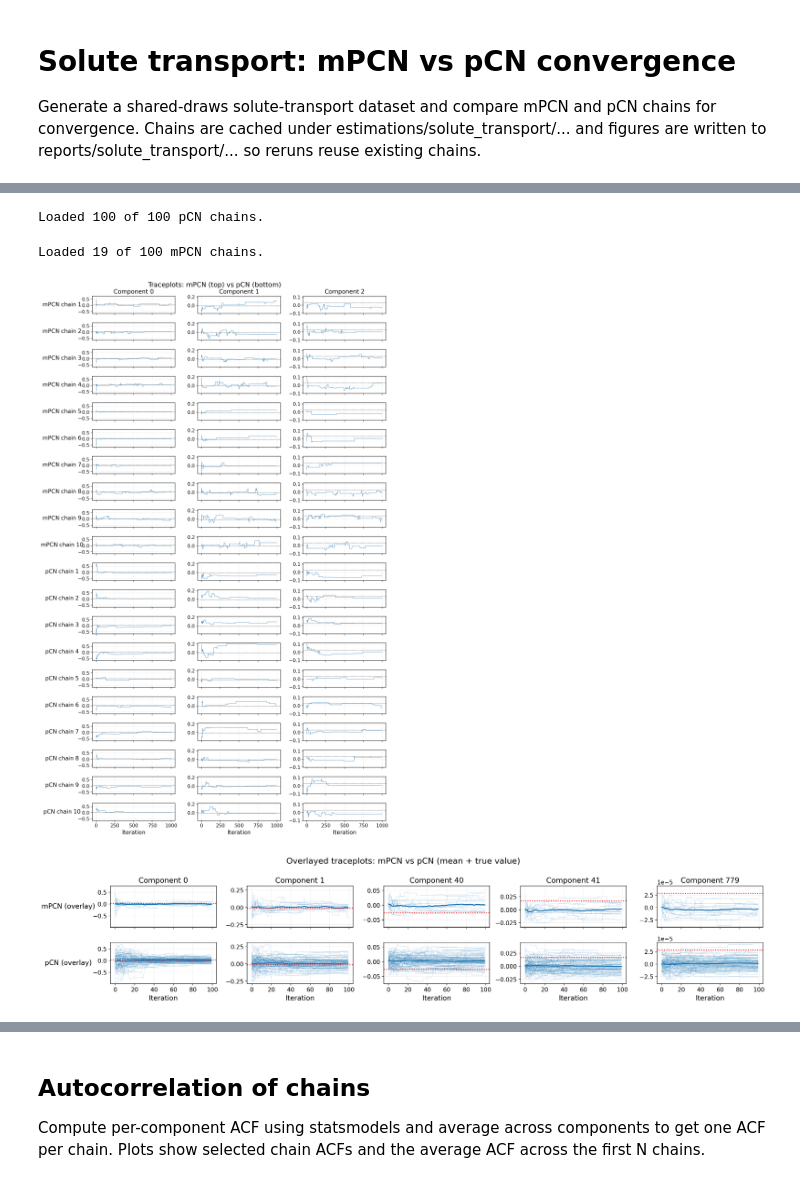
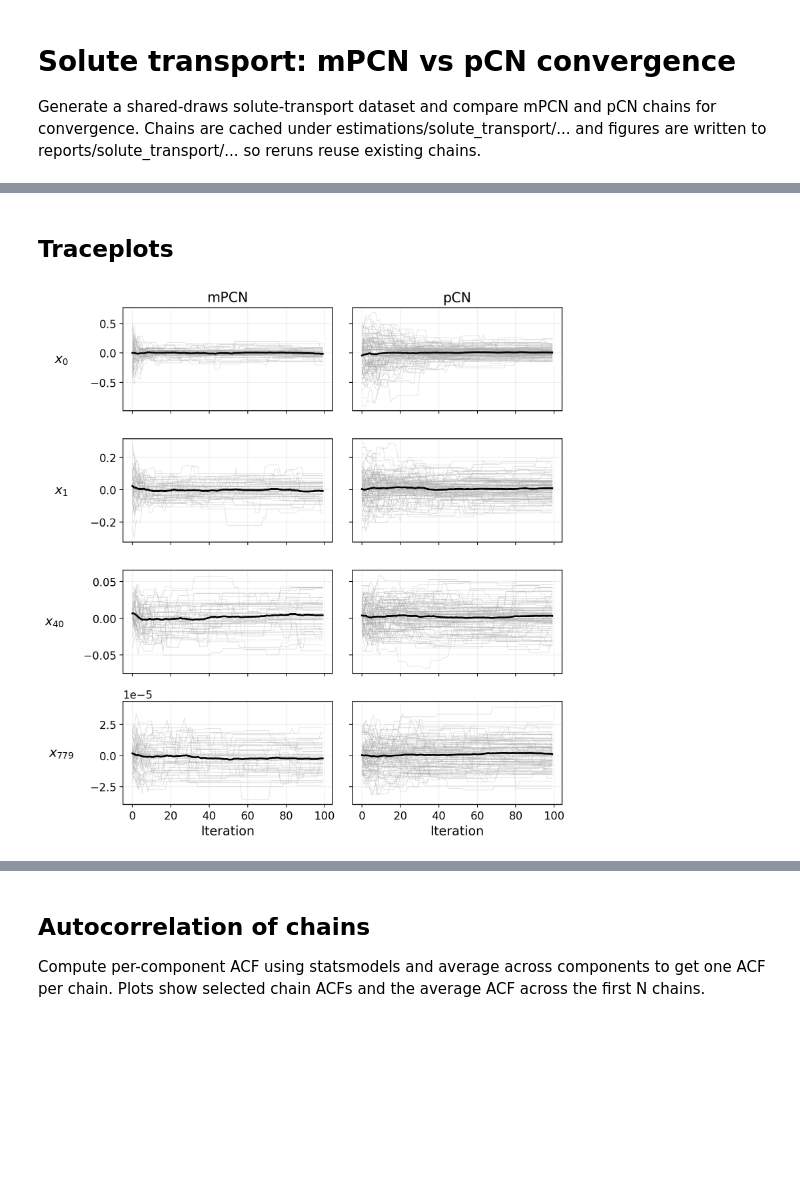
Before and after one commit to guillerminasenn/multiproposal-internal, a Jupyter notebook: notebooks/05_toy_solute_transport_mpcn_convergence.ipynb, the cells around one changed output, grey strips where cells are left out. Cells and saved outputs as stored; diff of their text form; code cells hidden in the pictures; blank space fills up the shorter version.

Commit message:
did observable traceplots

```diff
--- a/notebooks/05_toy_solute_transport_mpcn_convergence.ipynb
+++ b/notebooks/05_toy_solute_transport_mpcn_convergence.ipynb
@@ -302,7 +278,7 @@ n_iters = 100000
 rho = 0.9
 P = 100
 num_pcn_chains = 100
-num_mpcn_chains = 100
+num_mpcn_chains = 50
 burn_in = 0
 
 load_only = True
@@ -457,8 +422,6 @@ if pcn_loaded_count == 0:
     print(f'No pCN chains found in {pcn_chains_dir}.')
 else:
     print(f'Loaded {pcn_loaded_count} of {num_pcn_chains} pCN chains.')
-# %% [output]
-Loaded 100 of 100 pCN chains.
 # %%
 mpcn_chain_indices = _indices_from_index(mpcn_index_path(), num_mpcn_chains)
 if not mpcn_chain_indices:
@@ -488,8 +451,8 @@ if mpcn_loaded_count == 0:
     print(f'No mPCN chains found in {mpcn_chains_dir}.')
 else:
     print(f'Loaded {mpcn_loaded_count} of {num_mpcn_chains} mPCN chains.')
-# %% [output]
-Loaded 19 of 100 mPCN chains.
+# %% [markdown]
+## Traceplots
 # %%
 # Traceplots: mPCN (top) vs pCN (bottom) for first 3 parameters
 apply_pub_style()
@@ -562,13 +525,11 @@ fig.savefig(
     bbox_inches='tight',
 )
 plt.show()
-# %% [output]
-[figure, removed]
 # %%
-# Overlayed traceplots: all mPCN together and all pCN together
+# Overlayed traceplots: all mPCN together and all pCN together (grouped by observable)
 apply_pub_style()
 
-comp_list = [0, 1, 40, 41, 779]
+comp_list = [0, 1, 40, 779]
 comp_list = [idx for idx in comp_list if idx < problem.dim]
 if len(comp_list) < 1:
     raise ValueError('Need at least one component for traceplots.')
@@ -582,58 +543,60 @@ pcn_plot_count = min(pcn_plot_count, len(pcn_chains))
 mpcn_plot_indices = list(range(mpcn_plot_count))
 pcn_plot_indices = list(range(pcn_plot_count))
 
-true_values = data.get('a_true', None)
-
 mpcn_stack = np.stack([mpcn_chains[i][:plot_n] for i in mpcn_plot_indices], axis=0)
 pcn_stack = np.stack([pcn_chains[i][:plot_n] for i in pcn_plot_indices], axis=0)
 mpcn_mean = np.mean(mpcn_stack, axis=0)
 pcn_mean = np.mean(pcn_stack, axis=0)
 
-nrows = 2
-ncols = len(comp_list)
+alg_defs = [
+    ('mPCN', mpcn_stack, mpcn_mean),
+    ('pCN', pcn_stack, pcn_mean),
+]
+
+chain_color = '0.65'
+mean_color = '0.0'
+chain_linewidth = 0.6
+mean_linewidth = 2.0
+
+nrows = len(comp_list)
+ncols = 2
 fig, axes = plt.subplots(
     nrows,
     ncols,
-    figsize=(4.2 * ncols, 2.2 * nrows),
+    figsize=(8.4, 2.2 * nrows),
     sharex=True,
-    sharey='col',
+    sharey='row',
 )
-if ncols == 1:
-    axes = axes[:, None]
+if nrows == 1:
+    axes = np.array([axes])
 
-row_defs = [
-    ('mPCN (overlay)', mpcn_stack, mpcn_mean),
-    ('pCN (overlay)', pcn_stack, pcn_mean),
- ]
-
-for row_idx, (label, stack, mean_chain) in enumerate(row_defs):
-    for col_idx, comp in enumerate(comp_list):
+for row_idx, comp in enumerate(comp_list):
+    obs_label = rf"$x_{{{comp}}}$"
+    for col_idx, (label, stack, mean_chain) in enumerate(alg_defs):
         ax = axes[row_idx, col_idx]
         for chain_idx in range(stack.shape[0]):
-            ax.plot(stack[chain_idx, :, comp], linewidth=0.6, color='tab:blue', alpha=0.25)
-        ax.plot(mean_chain[:, comp], linewidth=2, color='tab:blue')
-        if true_values is not None:
-            ax.axhline(
-                true_values[comp],
-                color='red',
-                linestyle=':',
-                linewidth=1.8,
+            ax.plot(
+                stack[chain_idx, :, comp],
+                linewidth=chain_linewidth,
+                color=chain_color,
+                alpha=0.35,
             )
-        if row_idx == 0:
-            ax.set_title(f'Component {comp}')
+        ax.plot(mean_chain[:, comp], linewidth=mean_linewidth, color=mean_color)
         if col_idx == 0:
-            ax.set_ylabel(label, rotation=0, labelpad=50, va='center')
+            ax.set_ylabel(obs_label, rotation=0, labelpad=32, va='center')
         ax.grid(alpha=0.2)
+
+for col_idx, (label, _, _) in enumerate(alg_defs):
+    axes[0, col_idx].set_title(label)
 
 for ax in axes[-1, :]:
     ax.set_xlabel('Iteration')
 
-fig.suptitle('Overlayed traceplots: mPCN vs pCN (mean + true value)')
 fig.tight_layout()
 fig.savefig(
     reports_dir / f'solute_transport_mpcn_vs_pcn_traceplots_overlay_rho{rho_tag}.png',
     bbox_inches='tight',
 )
 plt.show()
 # %% [output]
-[figure, old version]
+[figure, new version]
```
Also changed, not shown: parts of 11 cells of this notebook, 10 other files.
